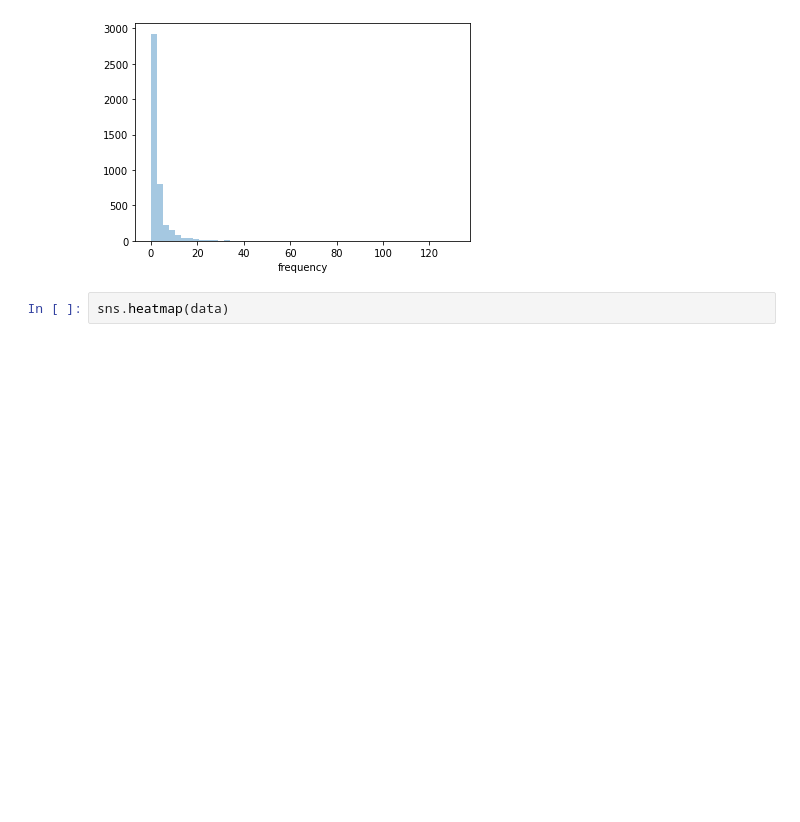
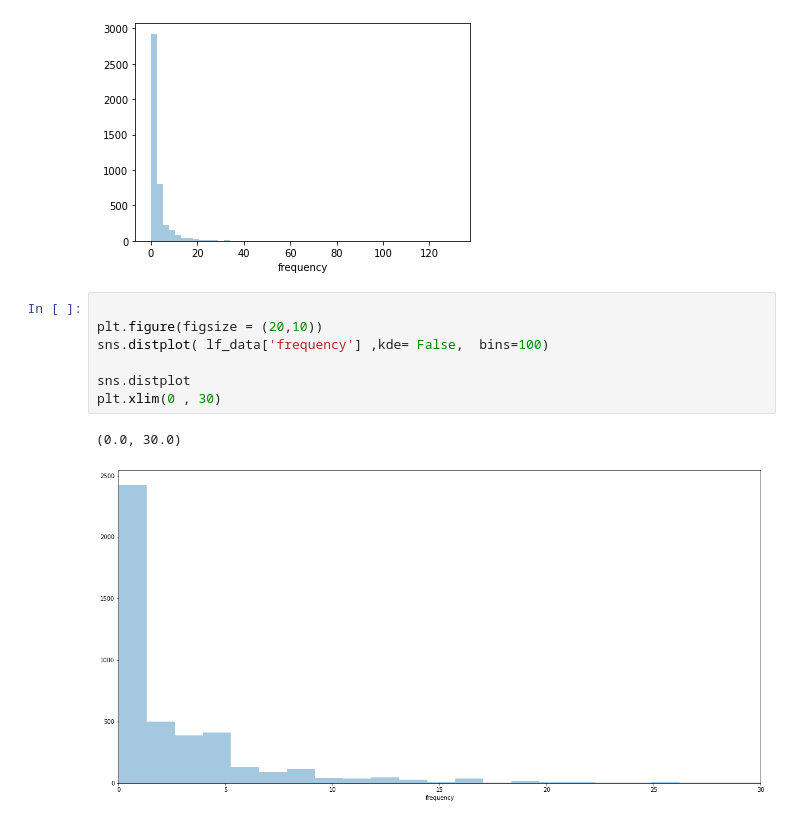
Before and after one commit to shubhamkoul007/Acquire-Valued-Shopper-Challenge-Team1-TDL, a Jupyter notebook: Team1_Project1_1.ipynb, the cells around one changed output. Saved outputs shown, nothing was run; the diff lists cells and outputs as text; blank space fills up the shorter version.

```diff
--- a/Team1_Project1_1.ipynb
+++ b/Team1_Project1_1.ipynb
@@ -146,5 +146,13 @@ sns.distplot( lf_data['frequency'] ,kde= False,  bins=50)
 # %% [output]
 <matplotlib.axes._subplots.AxesSubplot at 0x...>
 [figure]
-# %%
-sns.heatmap(data)
+# %%
+
+plt.figure(figsize = (20,10))
+sns.distplot( lf_data['frequency'] ,kde= False,  bins=100)
+
+sns.distplot
+plt.xlim(0 , 30)
+# %% [output]
+(0.0, 30.0)
+[figure, added]
```
Also changed, not shown: parts of 5 cells of this notebook.
